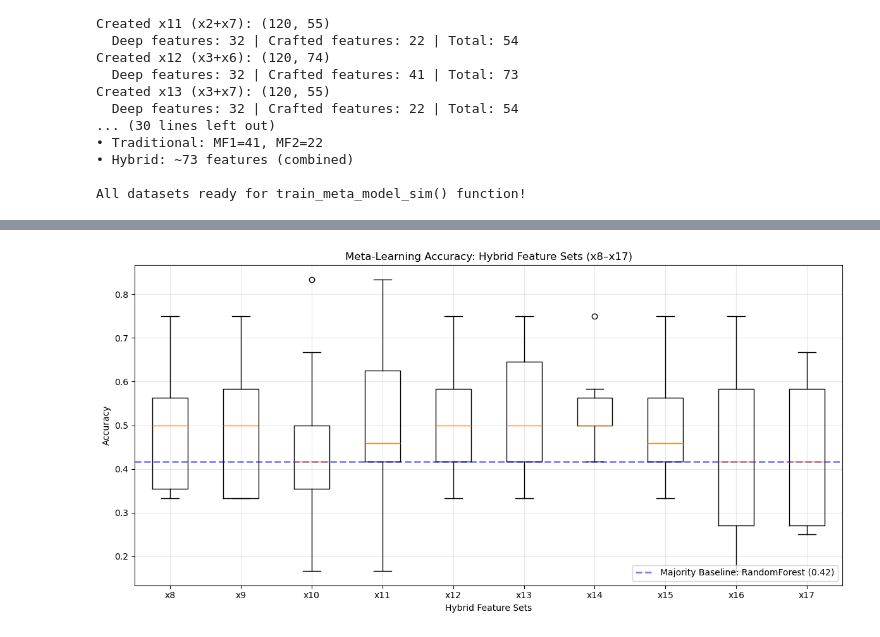
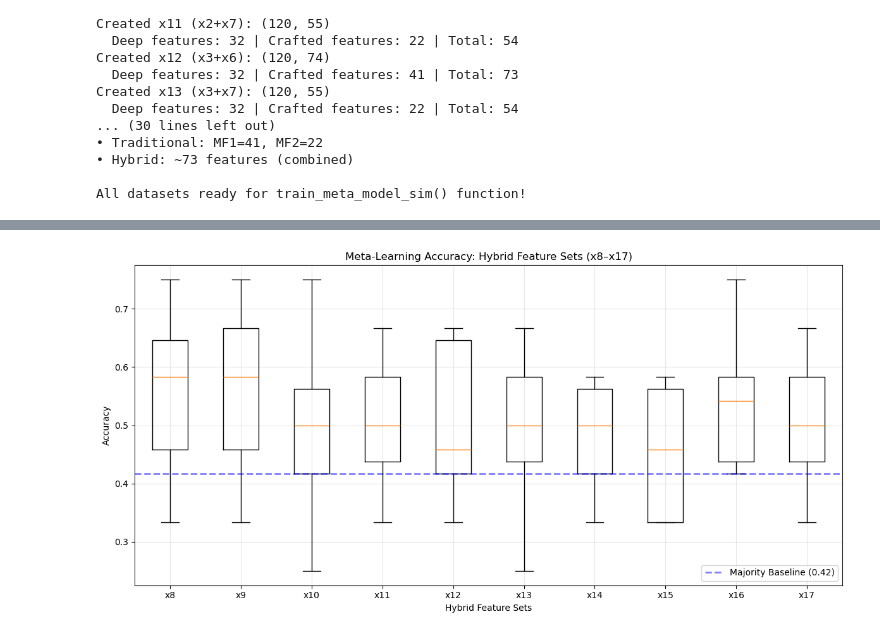
Before and after one commit to khayhamz31/dataset2vec, a Jupyter notebook: metamodels.ipynb, the cells around one changed output, grey strips where cells are left out. Saved outputs shown, nothing was run; the diff lists cells and outputs as text; code cells hidden in the pictures.

```diff
--- a/metamodels.ipynb
+++ b/metamodels.ipynb
@@ -188,14 +146,15 @@ This function simulates the meta-learning process where we learn to predict whic
 # %%
-def train_meta_model_sim(X, n_trials=10, test_size=0.1):
+def train_meta_model_sim(X, n_trials=10, test_size=0.1, seed=SEED):
     accs = []
     y = X.iloc[:, -1]
     X_feat = X.iloc[:, :-1]
 
-    for seed in range(n_trials):
+    for i in range(n_trials):
+        trial_seed = seed + i  # ensure different splits but still reproducible
         X_train, X_test, y_train, y_test = train_test_split(
-            X_feat, y, test_size=test_size, stratify=y, random_state=seed
+            X_feat, y, test_size=test_size, stratify=y, random_state=trial_seed
         )
-        clf = RandomForestClassifier(random_state=seed)
+        clf = RandomForestClassifier(random_state=trial_seed)
         clf.fit(X_train, y_train)
         acc = accuracy_score(y_test, clf.predict(X_test))
         accs.append(acc)
@@ -443,34 +344,25 @@ This visualization helps identify which combinations of deep learning and tradit
 # %%
-# Reload the algorithm selection labels if not already in memory
-df = pd.read_csv('algorithm_selection_data_seed_123/algorithm_selection_labels.csv')
-
 # Filter results for x8 to x17
 selected_keys = [f'x{i}' for i in range(8, 18)]
 filtered_results = {k: v for k, v in results.items() if k in selected_keys}
 
 # Create boxplot
 plt.figure(figsize=(12, 6))
 plt.boxplot(filtered_results.values(), labels=filtered_results.keys())
 
 # Title and labels
 plt.title('Meta-Learning Accuracy: Hybrid Feature Sets (x8–x17)')
 plt.xlabel('Hybrid Feature Sets')
 plt.ylabel('Accuracy')
 plt.grid(True, alpha=0.3)
 
-# Majority classifier baseline
-majority_algorithm = df['best_algorithm'].value_counts().idxmax()
-majority_count = df['best_algorithm'].value_counts().max()
-total_datasets = len(df)
-majority_accuracy = majority_count / total_datasets
-
-# Add horizontal line for majority baseline
+# Plot precomputed majority baseline
 plt.axhline(majority_accuracy, color='blue', linestyle='--', linewidth=2,
-            label=f"Majority Baseline: {majority_algorithm} ({majority_accuracy:.2f})", alpha=0.5)
+            label=f"Majority Baseline ({majority_accuracy:.2f})", alpha=0.5)
 
 # Show legend and plot
 plt.legend(loc='lower right')
 plt.tight_layout()
 plt.show()
 # %% [output]
-[figure, old version]
+[figure, new version]
```
Also changed, not shown: parts of 15 cells of this notebook, 2 other files.
